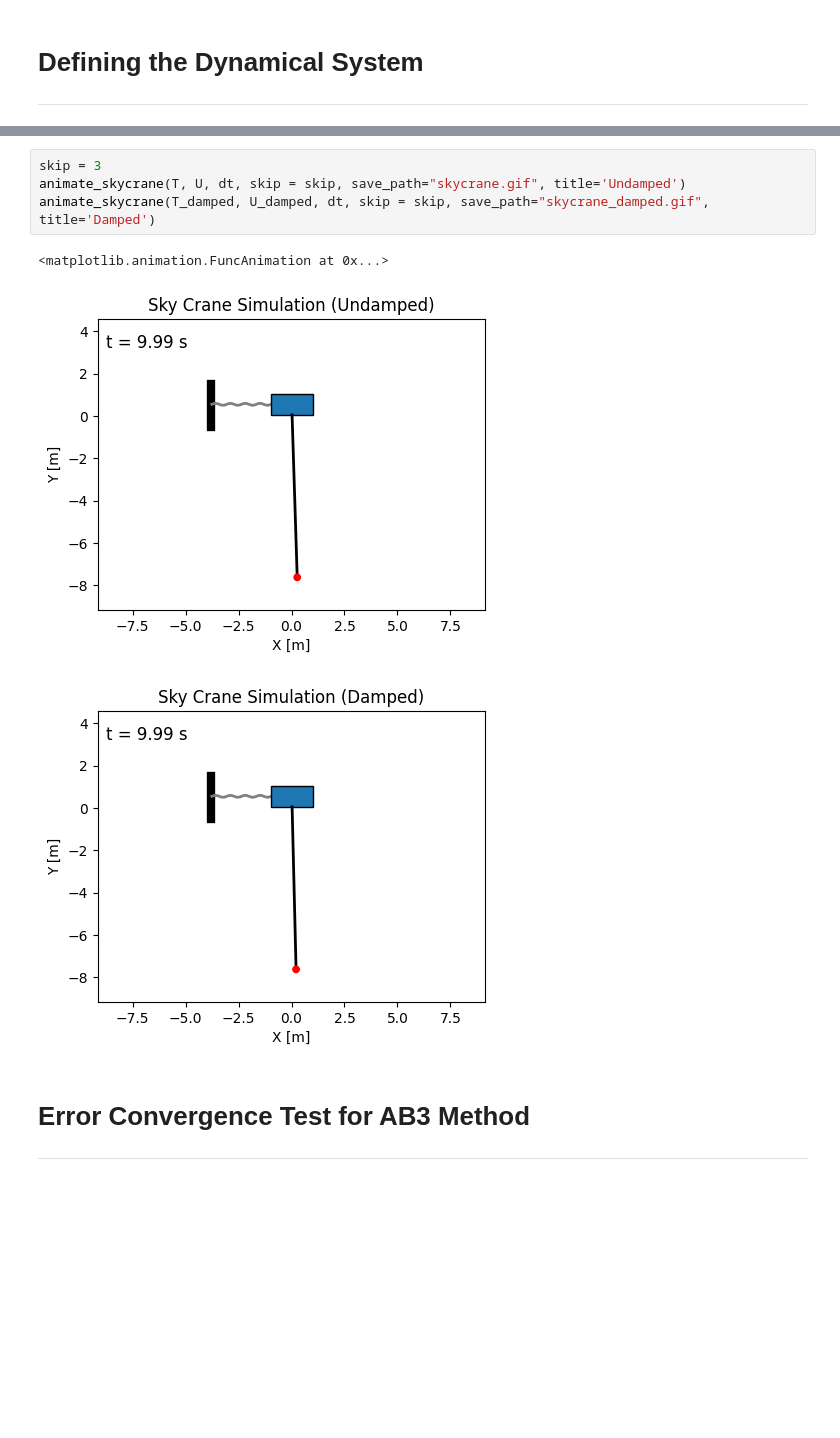
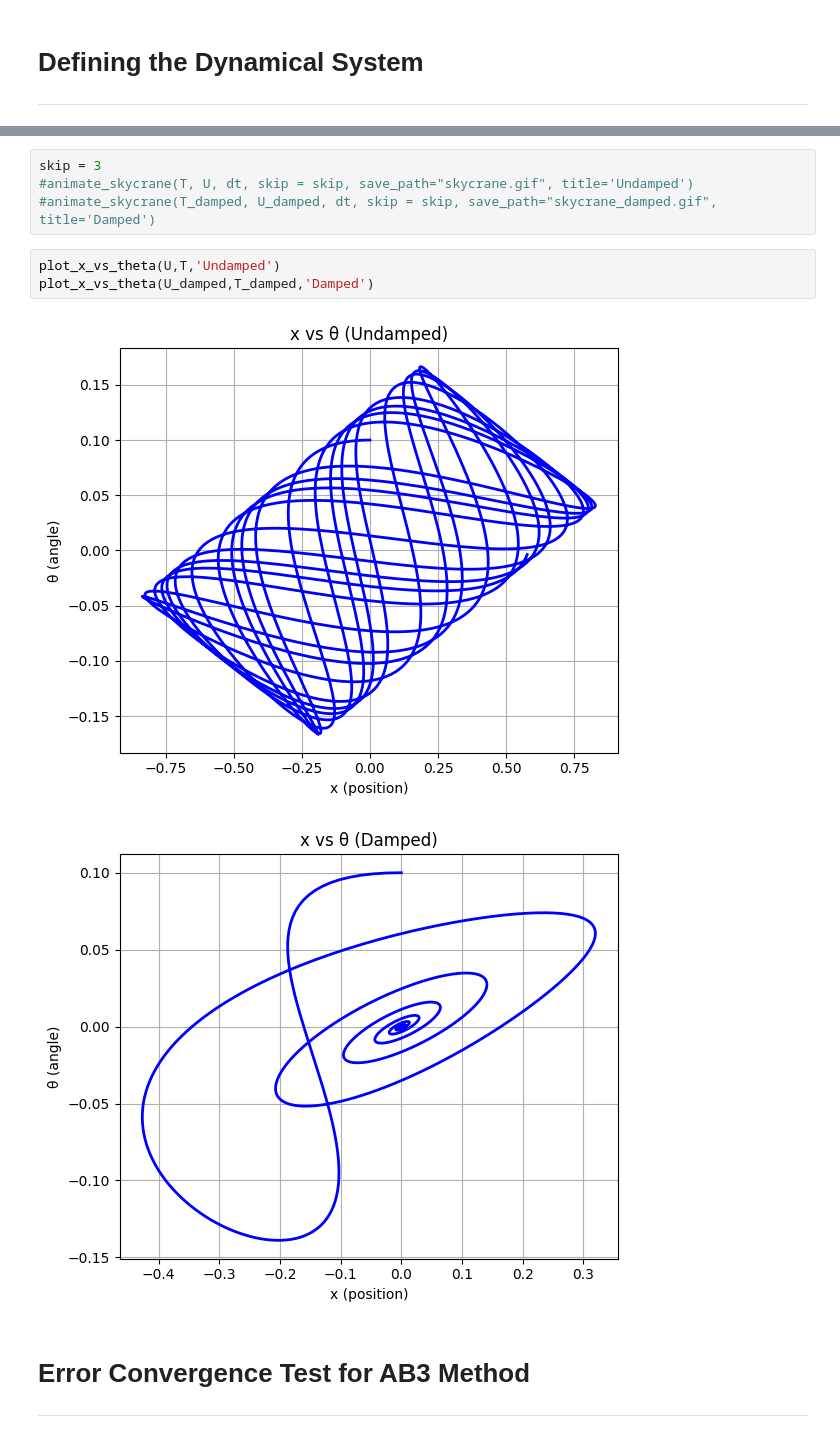
Before and after one commit to elijah-lewis5/AE370-Project-1, a Jupyter notebook: main.ipynb, the cells around one changed output, grey strips where cells are left out. Saved outputs shown, nothing was run; the diff lists cells and outputs as text; blank space fills up the shorter version.

```diff
--- a/main.ipynb
+++ b/main.ipynb
@@ -77,11 +77,13 @@ plot_x_theta(T_damped, U_damped)
 # %%
 skip = 3
-animate_skycrane(T, U, dt, skip = skip, save_path="skycrane.gif", title='Undamped')
-animate_skycrane(T_damped, U_damped, dt, skip = skip, save_path="skycrane_damped.gif", title='Damped')
+#animate_skycrane(T, U, dt, skip = skip, save_path="skycrane.gif", title='Undamped')
+#animate_skycrane(T_damped, U_damped, dt, skip = skip, save_path="skycrane_damped.gif", title='Damped')
-# %% [output]
-<matplotlib.animation.FuncAnimation at 0x...>
-[figure, removed]
-[figure, removed]
+# %%
+plot_x_vs_theta(U,T,'Undamped')
+plot_x_vs_theta(U_damped,T_damped,'Damped')
+# %% [output]
+[figure, added]
+[figure, added]
 # %% [markdown]
 # Error Convergence Test for AB3 Method
 
```
Also changed, not shown: parts of 3 cells of this notebook, 4 other files.
